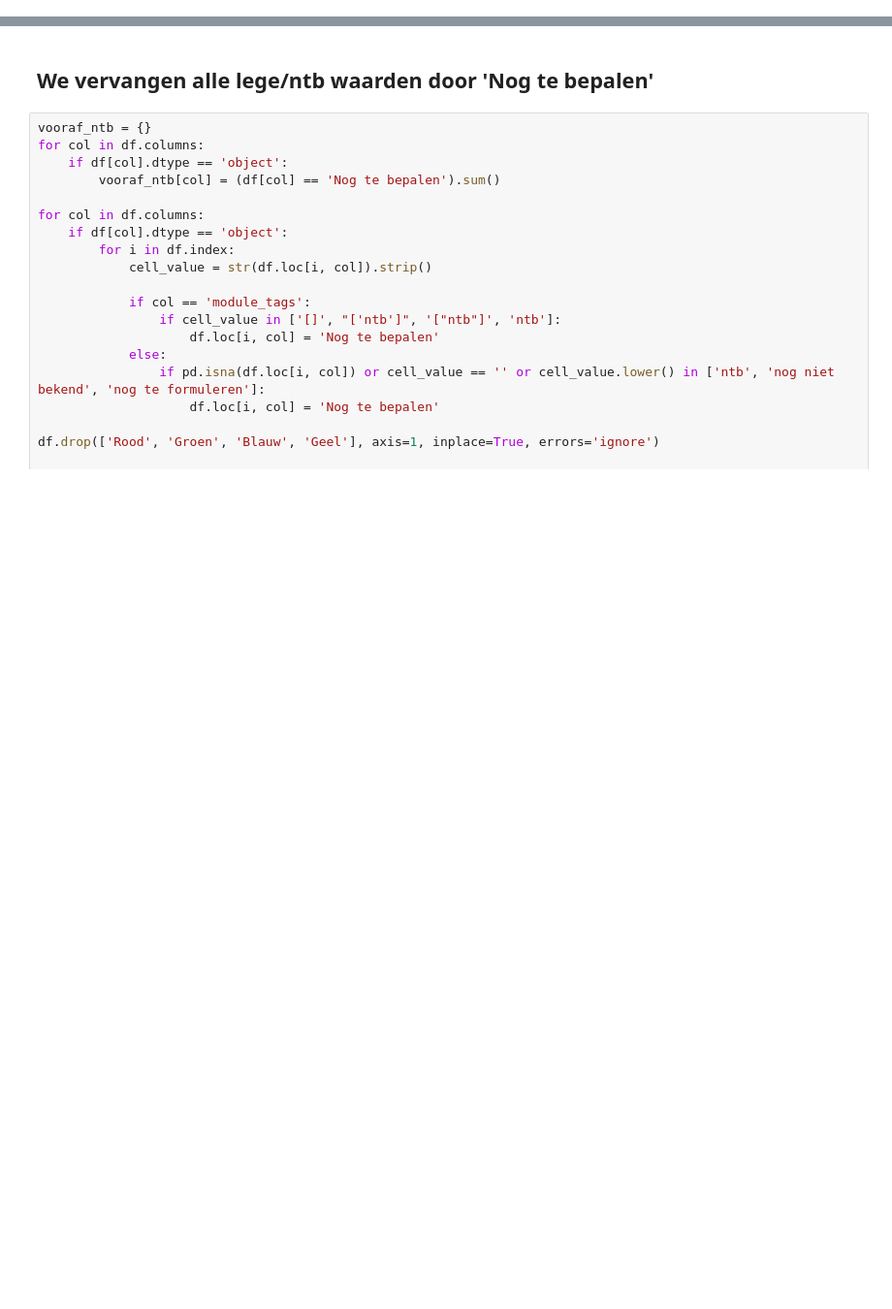
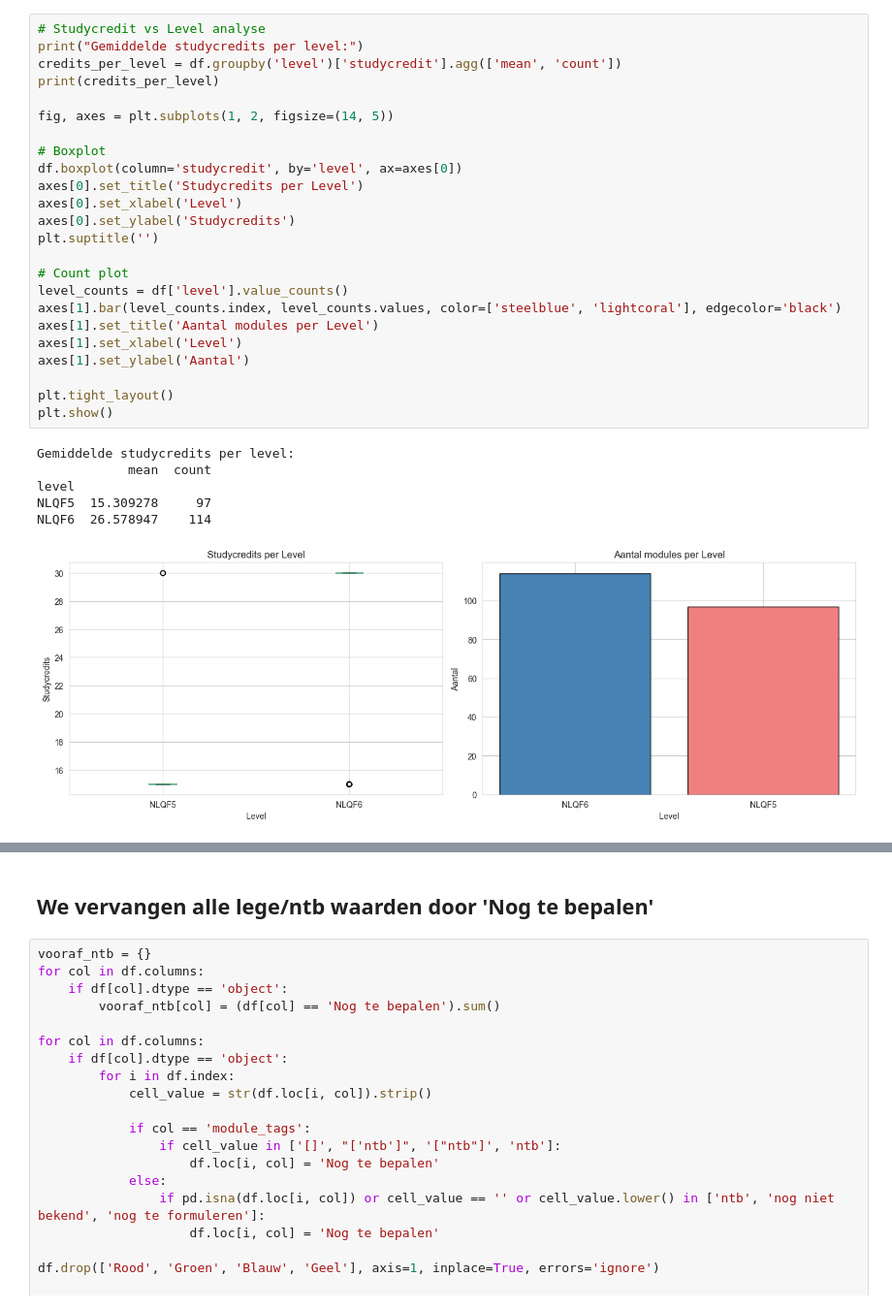
Before and after one commit to PlukZwaal/ATIx2.1_AI_Prototype, a Jupyter notebook: index.ipynb, the cells around one changed output, grey strips where cells are left out. Shown: that part at 97% size. Saved outputs shown, nothing was run; the diff lists cells and outputs as text; blank space fills up the shorter version.

```diff
--- a/index.ipynb
+++ b/index.ipynb
@@ -41,0 +104,31 @@ Dataset geladen: 211 rijen, 20 kolommen
+# %%
+# Studycredit vs Level analyse
+print("Gemiddelde studycredits per level:")
+credits_per_level = df.groupby('level')['studycredit'].agg(['mean', 'count'])
+print(credits_per_level)
+
+fig, axes = plt.subplots(1, 2, figsize=(14, 5))
+
+# Boxplot
+df.boxplot(column='studycredit', by='level', ax=axes[0])
+axes[0].set_title('Studycredits per Level')
+axes[0].set_xlabel('Level')
+axes[0].set_ylabel('Studycredits')
+plt.suptitle('')
+
+# Count plot
+level_counts = df['level'].value_counts()
+axes[1].bar(level_counts.index, level_counts.values, color=['steelblue', 'lightcoral'], edgecolor='black')
+axes[1].set_title('Aantal modules per Level')
+axes[1].set_xlabel('Level')
+axes[1].set_ylabel('Aantal')
+
+plt.tight_layout()
+plt.show()
+# %% [output]
+Gemiddelde studycredits per level:
+            mean  count
+level
+NLQF5  15.309278     97
+NLQF6  26.578947    114
+[figure, added]
```
Also changed, not shown: parts of 10 cells of this notebook.
